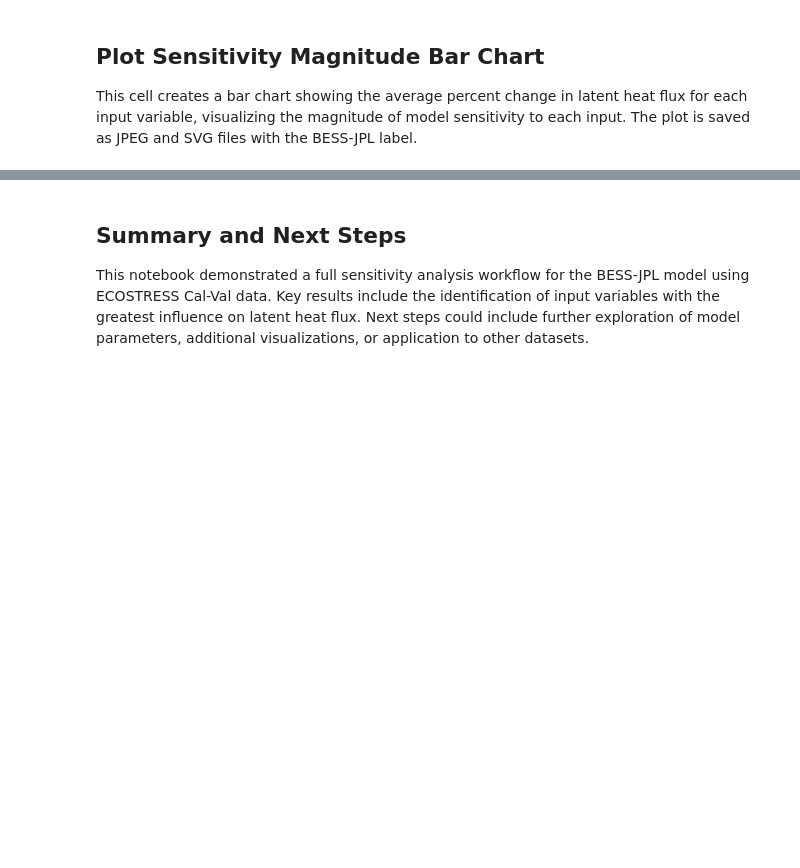
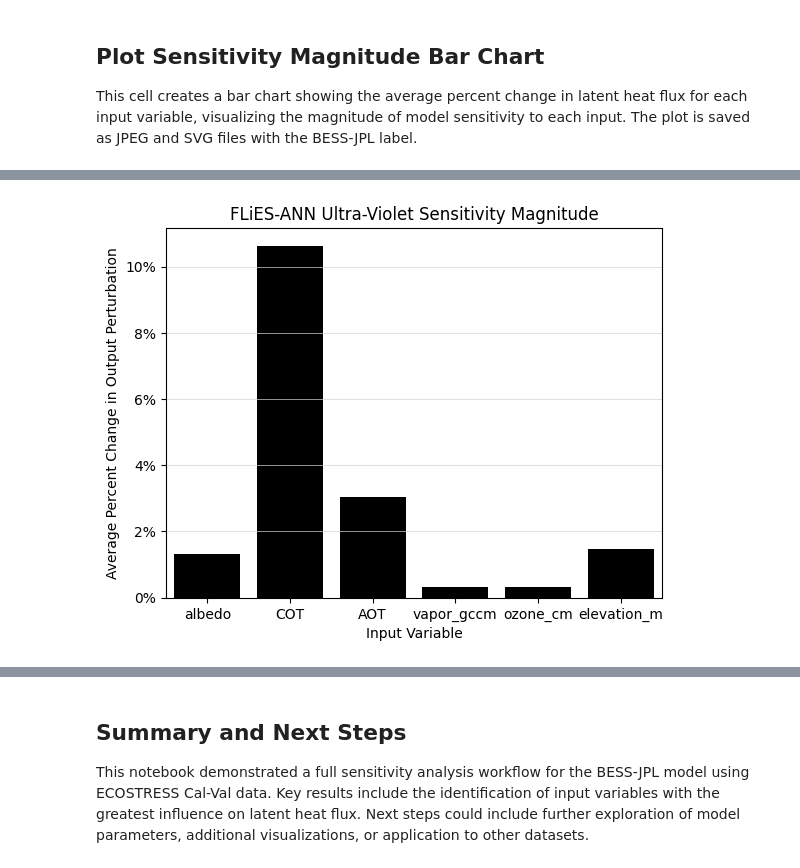
Before and after one commit to gregory-halverson/FLiESANN, a Jupyter notebook: notebooks/FLiESANN Sensitivity with ECOv002 Cal-Val.ipynb, the cells around one changed output, grey strips where cells are left out. Drawn from its saved outputs; the diff is of its cells as text; code cells hidden in the pictures; blank space fills up the shorter version.

```diff
--- a/notebooks/FLiESANN Sensitivity with ECOv002 Cal-Val.ipynb
+++ b/notebooks/FLiESANN Sensitivity with ECOv002 Cal-Val.ipynb
@@ -497,0 +484,21 @@ plt.show()
+# %%
+df = sensitivity_metrics_df
+df = df[(df.output_variable == "UV_Wm2") & (df.metric == "mean_normalized_change")]
+df = df.reset_index(drop=True)
+ax = sns.barplot(x=df.input_variable, y=df.value * 100, color='black')
+# ax.set_xticklabels(["Surface\nTemperature", "Albedo", "Air\nTemperature", "Relative\nHumidity"])
+plt.xlabel("Input Variable")
+plt.ylabel("Average Percent Change in Output Perturbation")
+plt.title("FLiES-ANN Ultra-Violet Sensitivity Magnitude")
+# plt.ylim(0, 160)  # Set y-axis range from 0 to 160
+plt.grid(axis='y', color='lightgray', linestyle='-', linewidth=0.5)  # Add light gray horizontal gridlines only
+
+# Add percent sign to y-axis tick labels
+ax.yaxis.set_major_formatter(FuncFormatter(lambda y, _: f'{int(y)}%'))
+
+plt.savefig("FLiES-ANN Ultra-Violet Sensitivity Magnitude.jpeg", format='jpeg', bbox_inches='tight')
+plt.savefig("FLiES-ANN Ultra-Violet Sensitivity Magnitude.svg", format='svg', bbox_inches='tight')
+
+plt.show()
+# %% [output]
+[figure, added]
```
Also changed, not shown: parts of 17 cells of this notebook, 17 other files.
